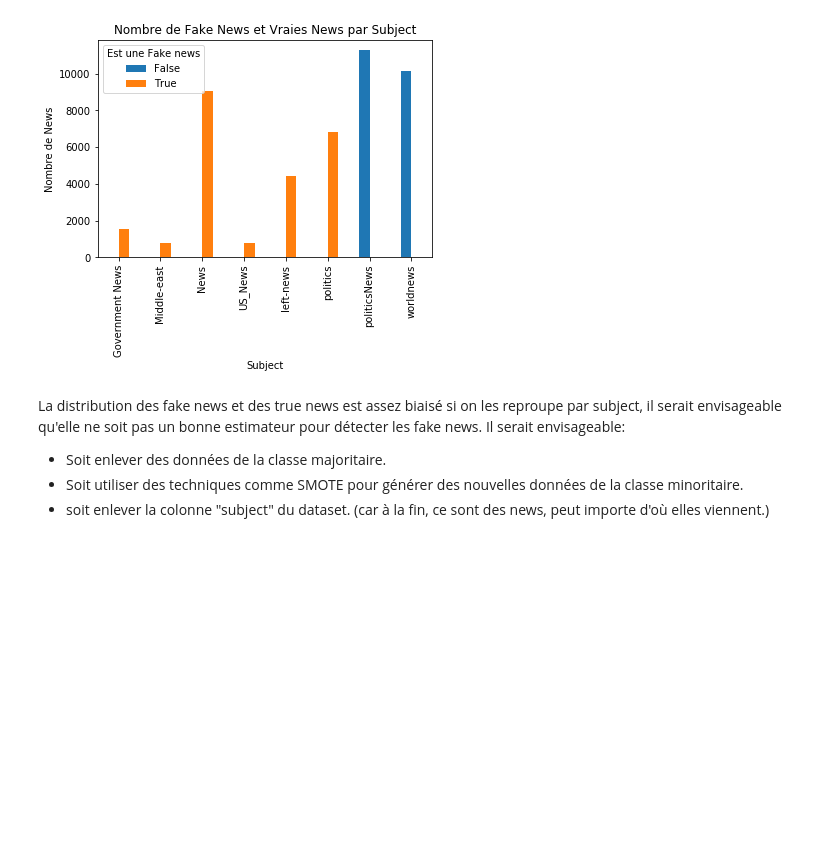
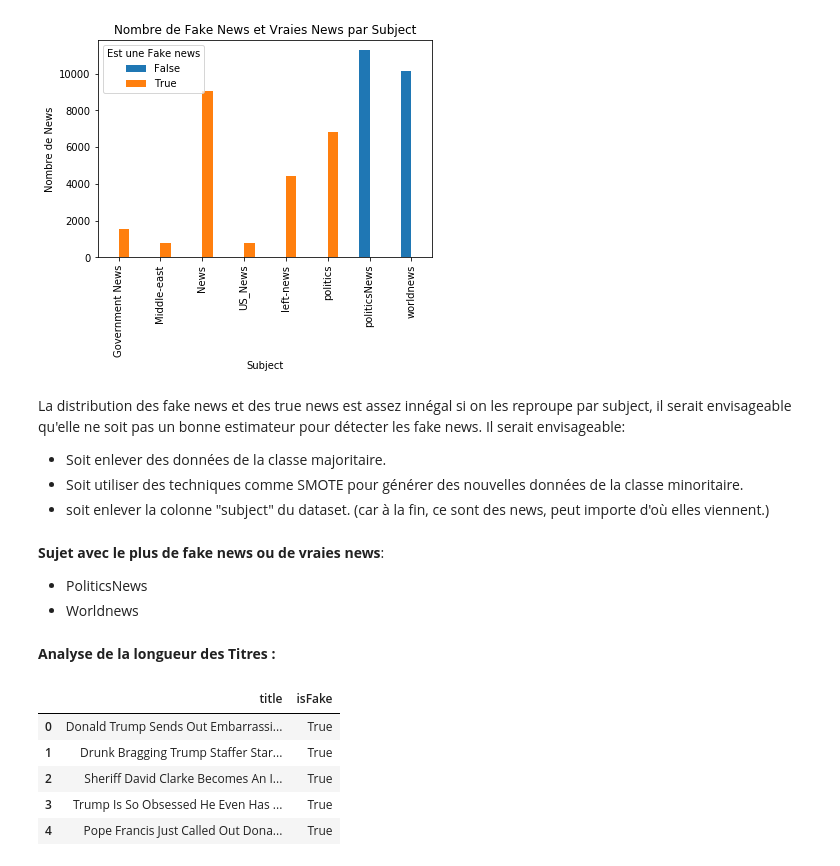
Before and after one commit to BatataNatna/Deep_Fake_project_2024, a Jupyter notebook: Data Analysis.ipynb, the cells around one changed output. Cells and saved outputs as stored; diff of their text form; code cells hidden in the pictures; blank space fills up the shorter version.

```diff
--- a/Data Analysis.ipynb
+++ b/Data Analysis.ipynb
@@ -308,7 +294,24 @@ plt.show()
 # %% [output]
 [figure]
 # %% [markdown]
-La distribution des fake news et des true news est assez biaisé si on les reproupe par subject, il serait envisageable qu'elle ne soit pas un bonne estimateur pour détecter les fake news. Il serait envisageable:
+La distribution des fake news et des true news est assez innégal si on les reproupe par subject, il serait envisageable qu'elle ne soit pas un bonne estimateur pour détecter les fake news. Il serait envisageable:
 - Soit enlever des données de la classe majoritaire.
 - Soit utiliser des techniques comme SMOTE pour générer des nouvelles données de la classe minoritaire.
 - soit enlever la colonne "subject" du dataset. (car à la fin, ce sont des news, peut importe d'où elles viennent.)
+# %% [markdown]
+**Sujet avec le plus de fake news ou de vraies news**:
+- PoliticsNews
+- Worldnews
+# %% [markdown]
+**Analyse de la longueur des Titres :**
+# %%
+#Quelle est la distribution de la longueur des titres pour les fake news par rapport aux vraies news ?
+titles=df[['title','isFake']]
+titles.head()
+# %% [output]
+|  | title | isFake |
+| 0 | Donald Trump Sends Out Embarrassi... | True |
+| 1 | Drunk Bragging Trump Staffer Star... | True |
+| 2 | Sheriff David Clarke Becomes An I... | True |
+| 3 | Trump Is So Obsessed He Even Has ... | True |
+| 4 | Pope Francis Just Called Out Dona... | True |
```
Also changed, not shown: parts of 17 cells of this notebook.
